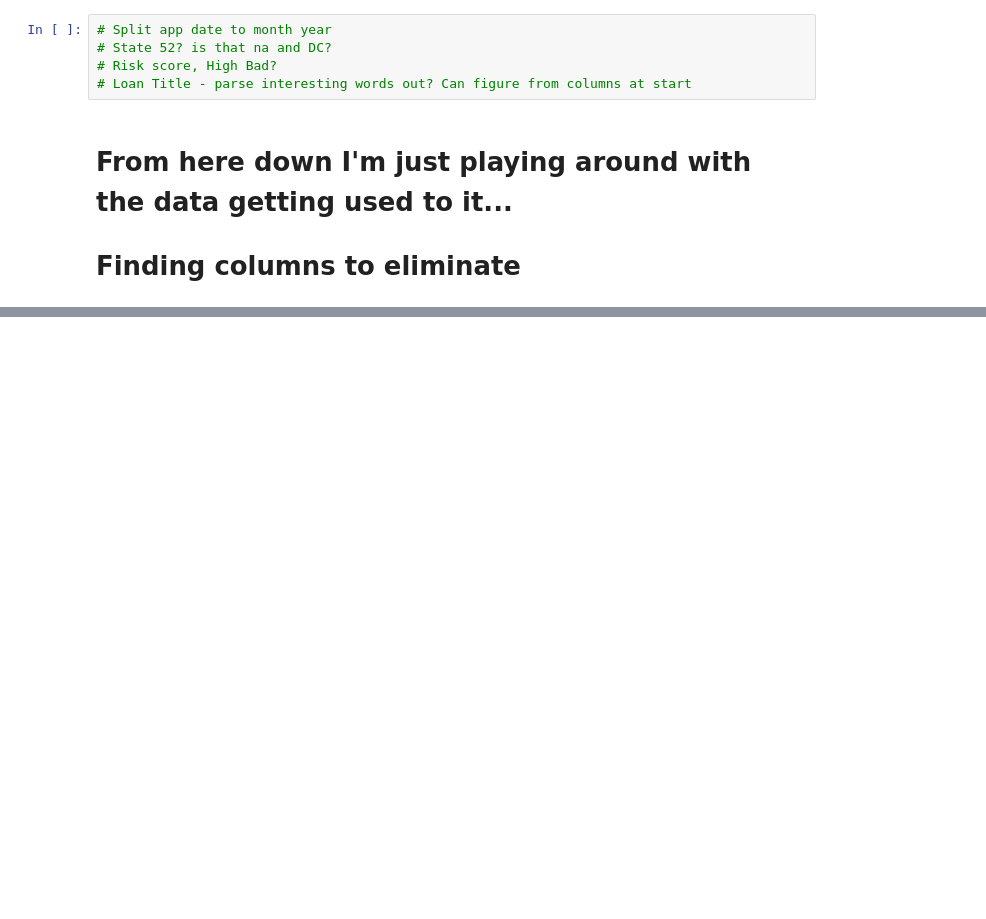
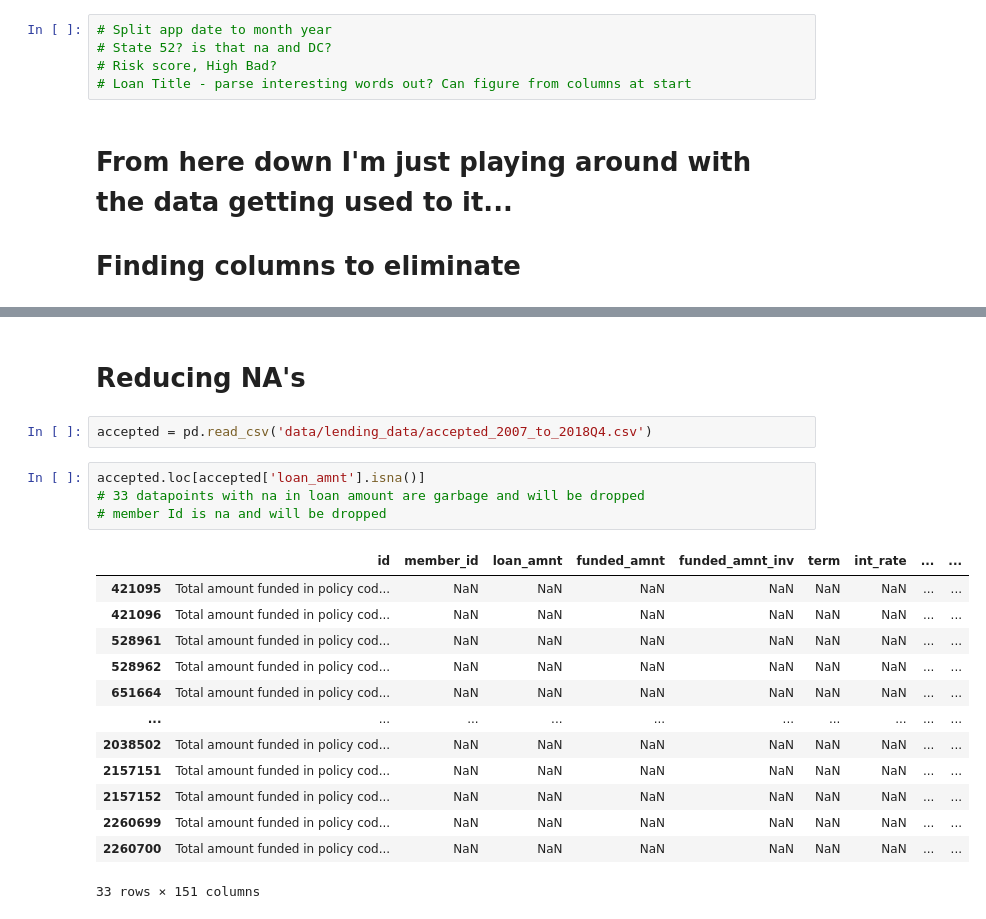
Before and after one commit to ValleyRobotics/capstone_lending_club, a Jupyter notebook: data_setup.ipynb, the cells around one changed output, grey strips where cells are left out. Cells and saved outputs as stored; diff of their text form; blank space fills up the shorter version.

```diff
--- a/data_setup.ipynb
+++ b/data_setup.ipynb
@@ -358,0 +308,22 @@ accepted.type
+# %% [markdown]
+# Reducing NA's
+# %%
+accepted = pd.read_csv('data/lending_data/accepted_2007_to_2018Q4.csv')
+# %%
+accepted.loc[accepted['loan_amnt'].isna()]
+# 33 datapoints with na in loan amount are garbage and will be dropped
+# member Id is na and will be dropped
+# %% [output]
+|  | id | member_id | loan_amnt | funded_amnt | funded_amnt_inv | term | int_rate | ... | ... |
+| 421095 | Total amount funded in policy cod... | NaN | NaN | NaN | NaN | NaN | NaN | ... | ... |
+| 421096 | Total amount funded in policy cod... | NaN | NaN | NaN | NaN | NaN | NaN | ... | ... |
+| 528961 | Total amount funded in policy cod... | NaN | NaN | NaN | NaN | NaN | NaN | ... | ... |
+| 528962 | Total amount funded in policy cod... | NaN | NaN | NaN | NaN | NaN | NaN | ... | ... |
+| 651664 | Total amount funded in policy cod... | NaN | NaN | NaN | NaN | NaN | NaN | ... | ... |
+| ... | ... | ... | ... | ... | ... | ... | ... | ... | ... |
+| 2038502 | Total amount funded in policy cod... | NaN | NaN | NaN | NaN | NaN | NaN | ... | ... |
+| 2157151 | Total amount funded in policy cod... | NaN | NaN | NaN | NaN | NaN | NaN | ... | ... |
+| 2157152 | Total amount funded in policy cod... | NaN | NaN | NaN | NaN | NaN | NaN | ... | ... |
+| 2260699 | Total amount funded in policy cod... | NaN | NaN | NaN | NaN | NaN | NaN | ... | ... |
+| 2260700 | Total amount funded in policy cod... | NaN | NaN | NaN | NaN | NaN | NaN | ... | ... |
+33 rows × 151 columns
```
Also changed, not shown: parts of 61 cells of this notebook, 22 other files.
